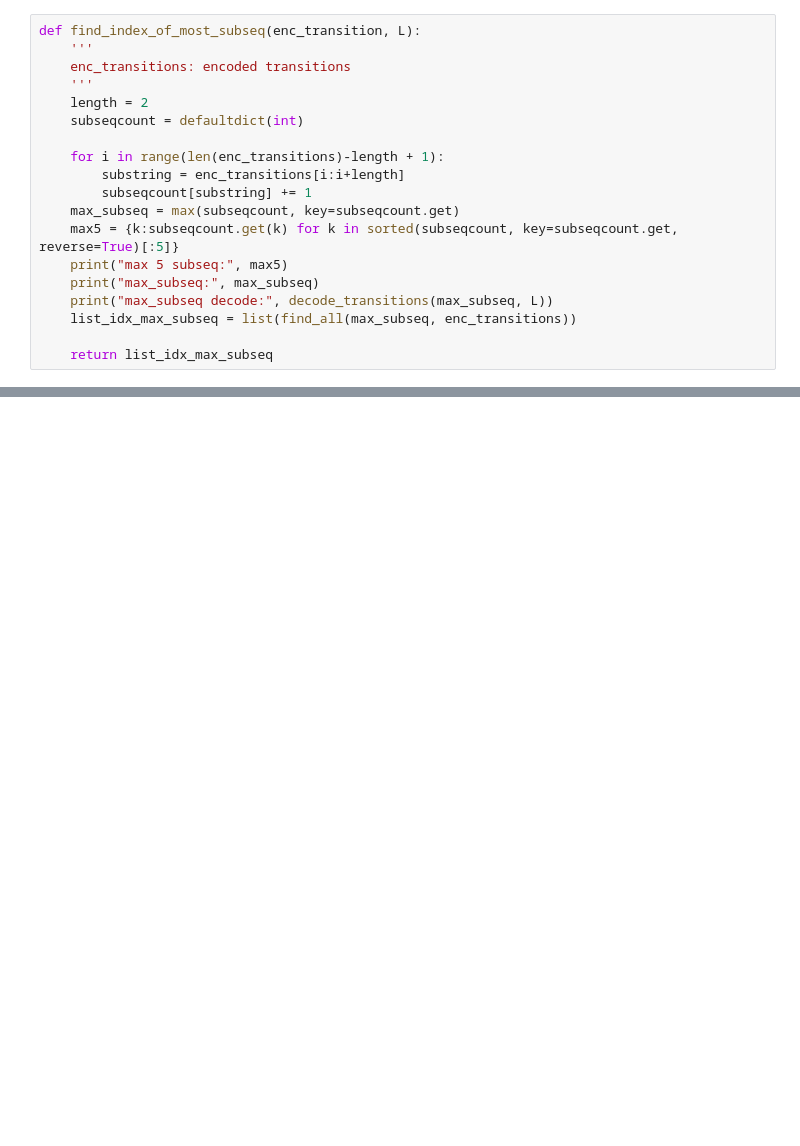
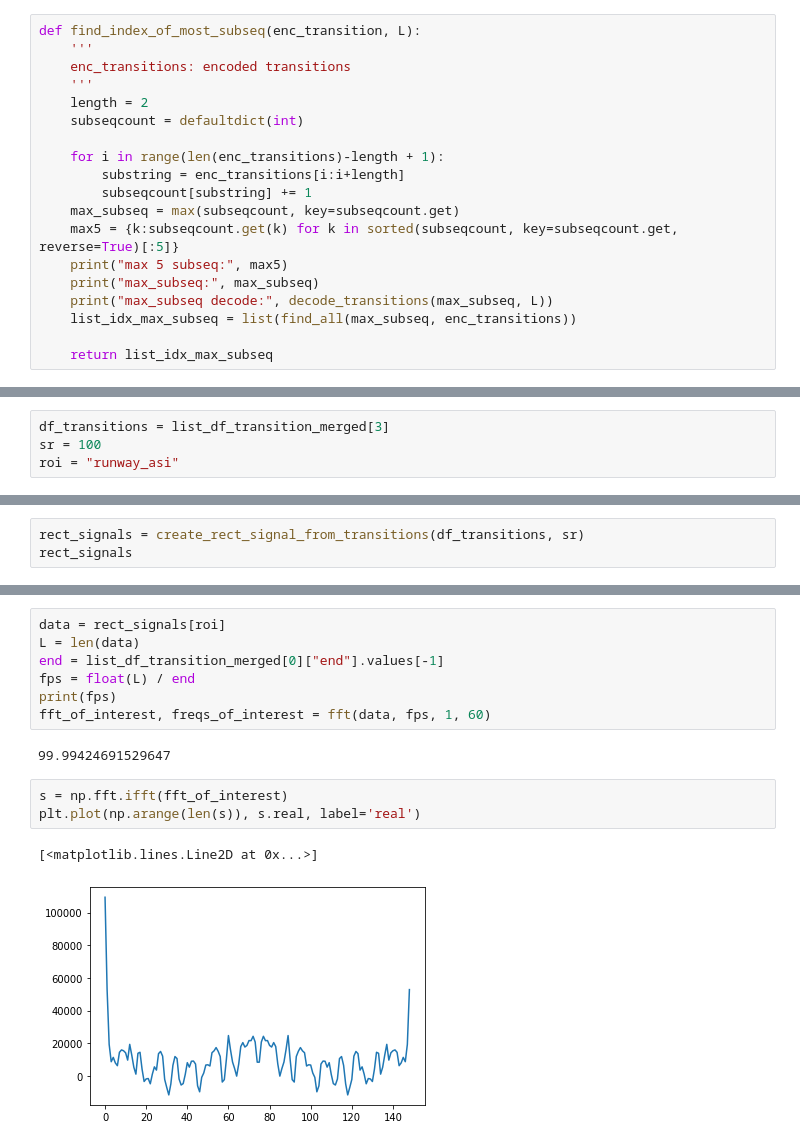
Before and after one commit to habom2310/eye-tracking-in-aviation, a Jupyter notebook: Pair transitions.ipynb, the cells around one changed output, grey strips where cells are left out. Drawn from its saved outputs; the diff is of its cells as text; blank space fills up the shorter version.

```diff
--- a/Pair transitions.ipynb
+++ b/Pair transitions.ipynb
@@ -459,0 +406,4 @@ fftPlot(signal, dt=dt)
+# %%
+df_transitions = list_df_transition_merged[3]
+sr = 100
+roi = "runway_asi"
@@ -459,0 +412,3 @@ fftPlot(signal, dt=dt)
+# %%
+rect_signals = create_rect_signal_from_transitions(df_transitions, sr)
+rect_signals
@@ -459,0 +426,15 @@ fftPlot(signal, dt=dt)
+# %%
+data = rect_signals[roi]
+L = len(data)
+end = list_df_transition_merged[0]["end"].values[-1]
+fps = float(L) / end
+print(fps)
+fft_of_interest, freqs_of_interest = fft(data, fps, 1, 60)
+# %% [output]
+99.99424691529647
+# %%
+s = np.fft.ifft(fft_of_interest)
+plt.plot(np.arange(len(s)), s.real, label='real')
+# %% [output]
+[<matplotlib.lines.Line2D at 0x...>]
+[figure, added]
```
Also changed, not shown: parts of 19 cells of this notebook.
